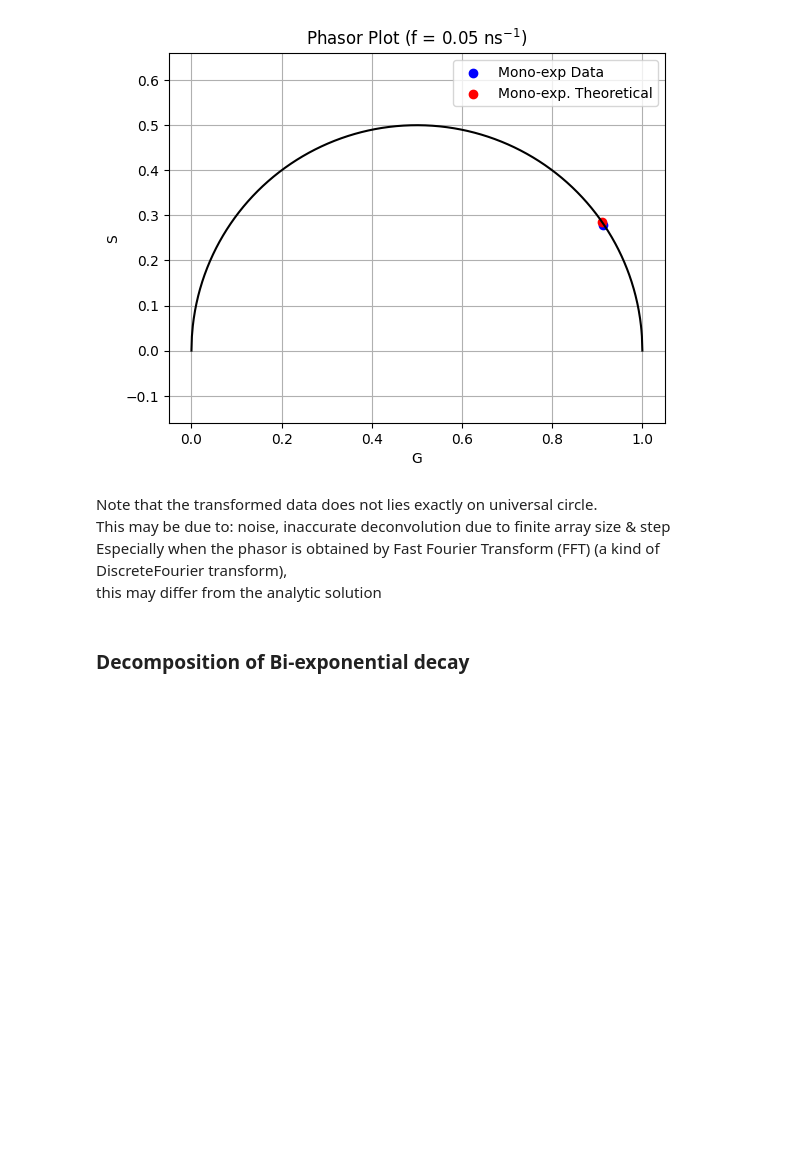
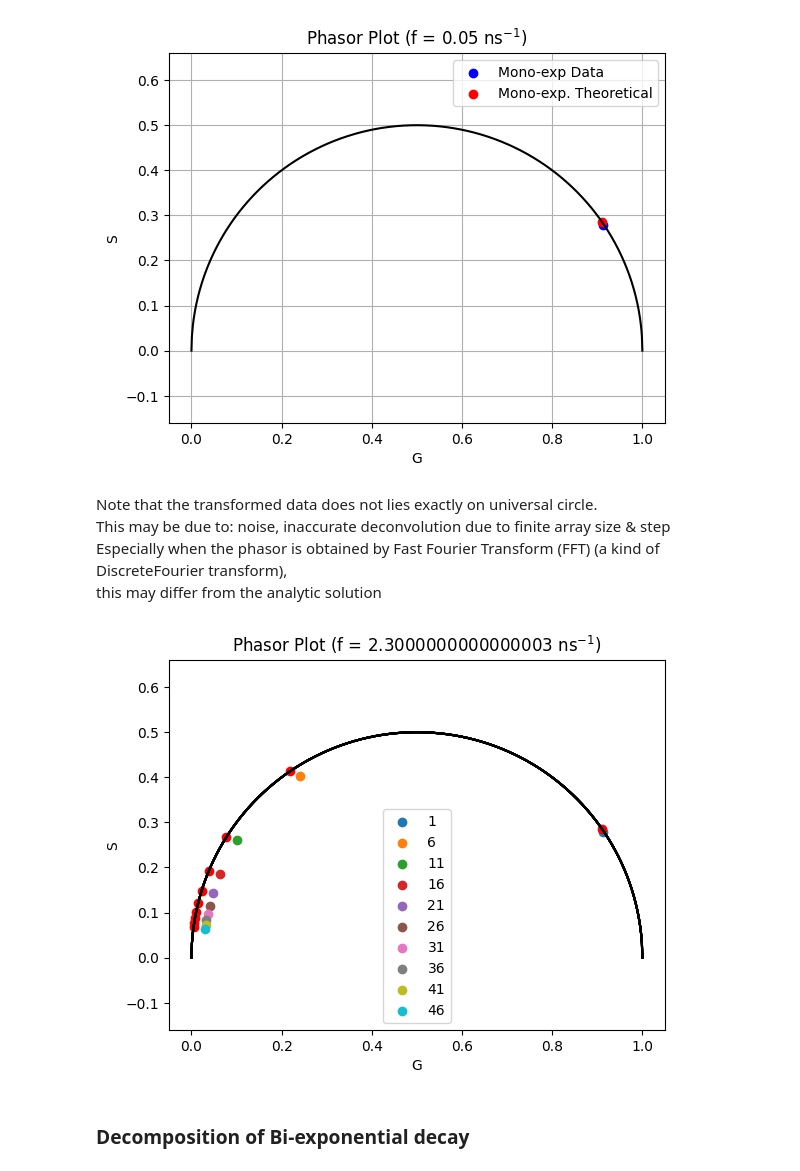
Before and after one commit to ngcnpeter/Y3_Group_Project_2B, a Jupyter notebook: TCSPC-simulation/2Bsimulation.ipynb, the cells around one changed output. Cells and saved outputs as stored; diff of their text form; code cells hidden in the pictures; blank space fills up the shorter version.

```diff
--- a/TCSPC-simulation/2Bsimulation.ipynb
+++ b/TCSPC-simulation/2Bsimulation.ipynb
@@ -422,6 +422,34 @@ Note that the transformed data does not lies exactly on universal circle. \
 This may be due to: noise, inaccurate deconvolution due to finite array size & step \
 Especially when the phasor is obtained by Fast Fourier Transform (FFT) (a kind of DiscreteFourier transform),\
 this may differ from the analytic solution
+# %%
+# Phasor plot
+x = np.linspace(0,1,1000)
+y_circ = np.sqrt(0.5**2-(x-0.5)**2)
+
+plt.figure()
+for i in range(1,50,5) :
+    phasor0 = demo_phasor[i]
+    w0 = w[i]
+    plt.scatter(np.real(phasor0), -np.imag(phasor0), label = f'{i}')
+    plt.scatter(phasor_coordinate(tau[0],w0)[0],phasor_coordinate(tau[0],w0)[1], c='red')
+    # plt.scatter(np.sum(amplitudes * phasor_coordinate(decay_time_constants,omegas)[0]),
+    # np.sum(amplitudes * phasor_coordinate(decay_time_constants,omegas)[1]), c='green',label = 'True')
+    plt.plot(x,y_circ,'k') #universal circle
+    plt.xlim(0, 1)
+    plt.ylim(0, 1)
+    plt.xlabel('G')
+    plt.ylabel('S')
+    plt.title(f'Phasor Plot (f = {freq[i]}'+r' ns$^{-1}$)')
+    plt.axis('equal')
+    plt.grid()
+    plt.legend()
+    #decomposition assuming equal contribution
+    # plt.plot(RT1[0],RT1[1],'.')
+    # plt.plot(RT2[0],RT2[1],'.')
+    # plt.plot((RT1[0]+RT2[0])/2, (RT1+RT2)[1]/2,'x')
+# %% [output]
+[figure, added]
 # %% [markdown]
 ### Decomposition of Bi-exponential decay
 # %% [markdown]
```
Also changed, not shown: parts of 4 cells of this notebook.
